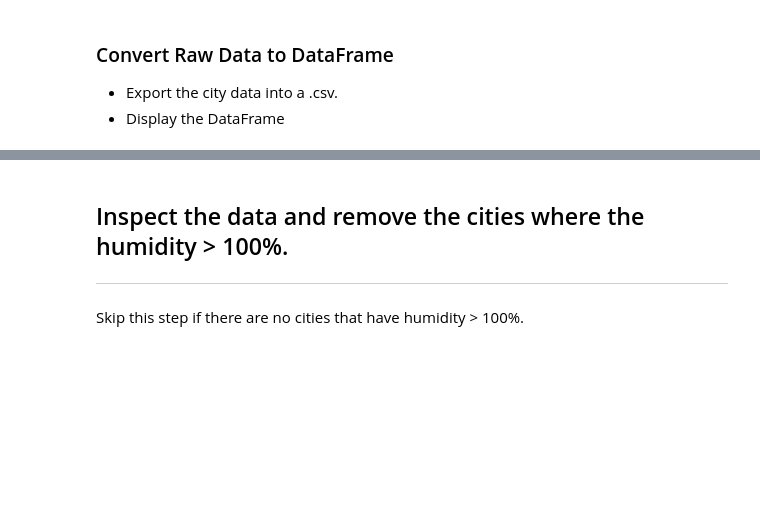
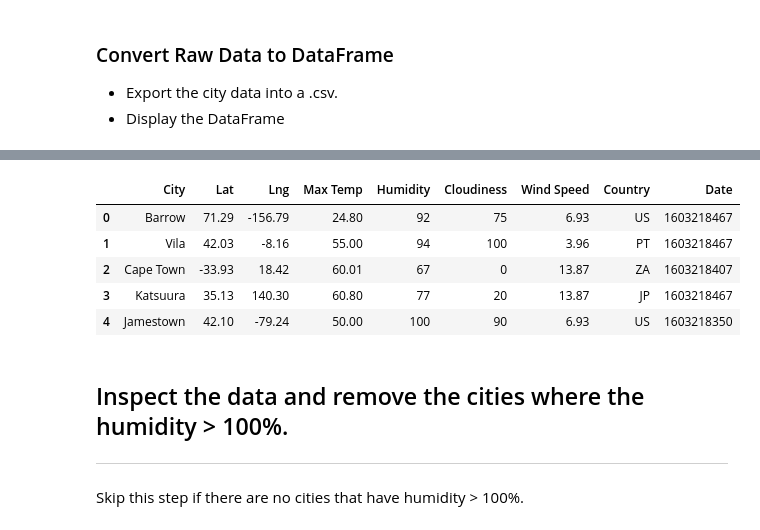
Before and after one commit to kimcrine/python-api-challenge, a Jupyter notebook: WeatherPy/WeatherPy.ipynb, the cells around one changed output, grey strips where cells are left out. Drawn from its saved outputs; the diff is of its cells as text; code cells hidden in the pictures; blank space fills up the shorter version.

Commit message:
converted raw data into a dataframe and saved it as a csv file

```diff
--- a/WeatherPy/WeatherPy.ipynb
+++ b/WeatherPy/WeatherPy.ipynb
@@ -145,3 +126,30 @@ Processing Record 95 | saint george
+# %%
+# Create a data frame from cities, lat, and temp
+weather_dict = {
+    "City": city_name,
+    "Lat": lat,
+    "Lng": lng,
+    "Max Temp": max_temp,
+    "Humidity": humidity,
+    "Cloudiness": cloudiness,
+    "Wind Speed": wind_speed,
+    "Country": country,
+    "Date": date
+}
+
+weather_data = pd.DataFrame(weather_dict)
+
+# Save data frame to CSV
+weather_data.to_csv('weather_data.csv')
+
+weather_data.head()
+# %% [output]
+|  | City | Lat | Lng | Max Temp | Humidity | Cloudiness | Wind Speed | Country | Date |
+| 0 | Barrow | 71.29 | -156.79 | 24.80 | 92 | 75 | 6.93 | US | 1603218467 |
+| 1 | Vila | 42.03 | -8.16 | 55.00 | 94 | 100 | 3.96 | PT | 1603218467 |
+| 2 | Cape Town | -33.93 | 18.42 | 60.01 | 67 | 0 | 13.87 | ZA | 1603218407 |
+| 3 | Katsuura | 35.13 | 140.30 | 60.80 | 77 | 20 | 13.87 | JP | 1603218467 |
+| 4 | Jamestown | 42.10 | -79.24 | 50.00 | 100 | 90 | 6.93 | US | 1603218350 |
 # %% [markdown]
 ## Inspect the data and remove the cities where the humidity > 100%.
 ----
```
Also changed, not shown: parts of 3 cells of this notebook.
